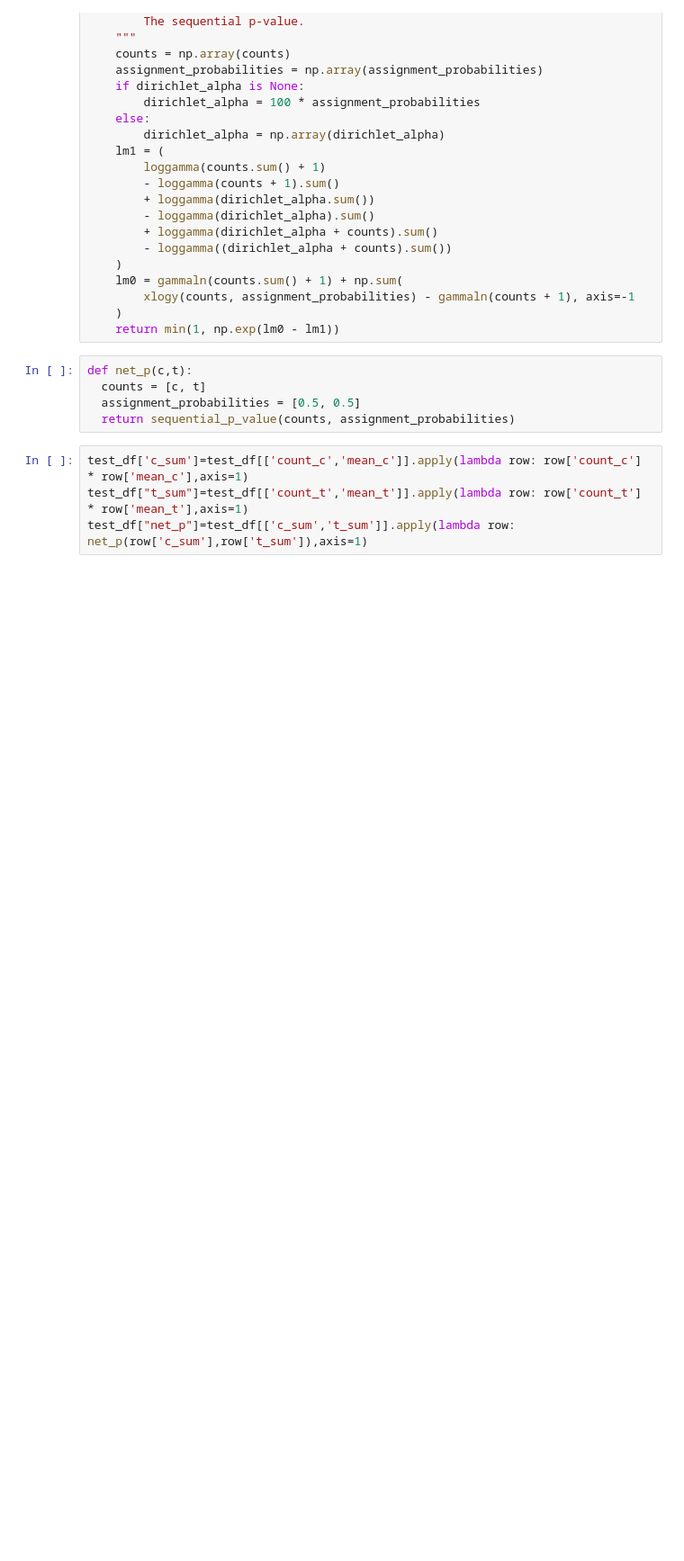
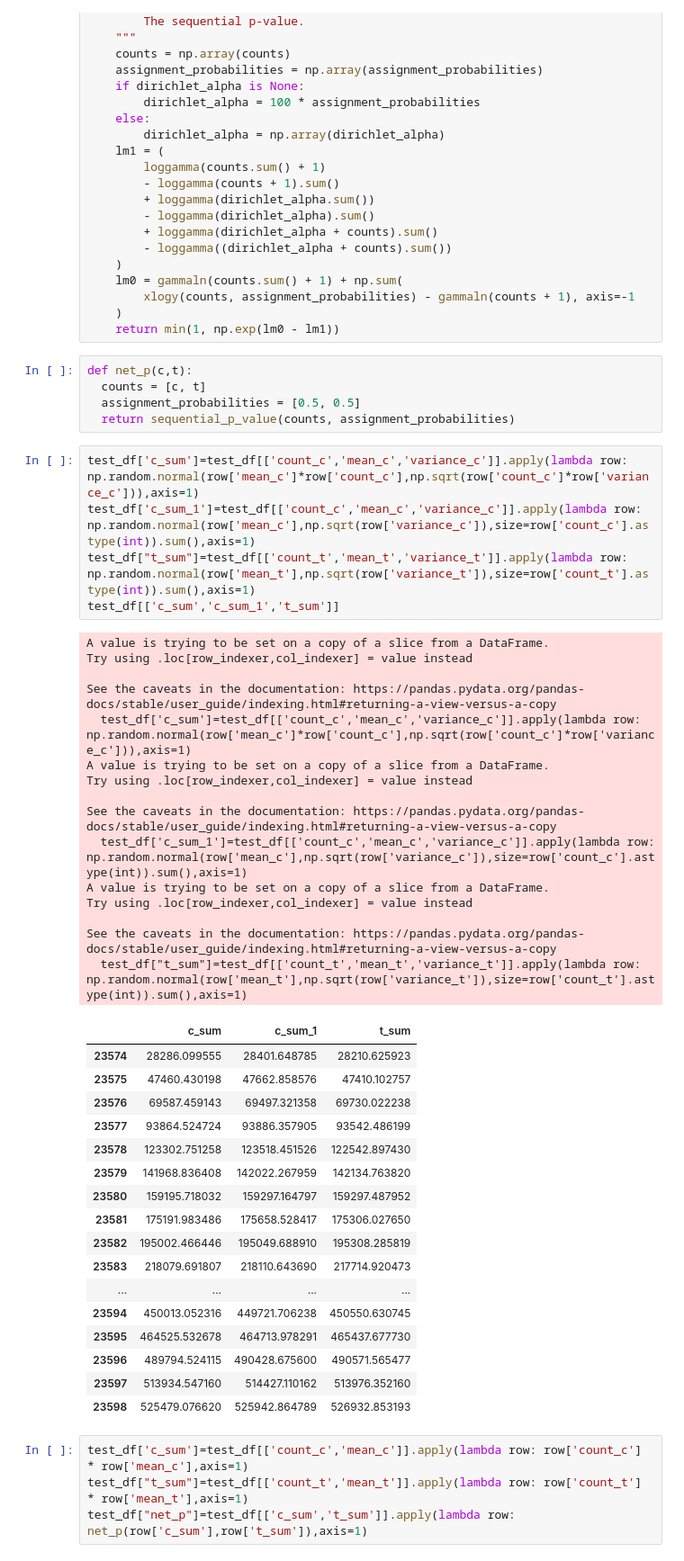
Before and after one commit to madanmohan-venkatesan/notebooks, a Jupyter notebook: oce-dataset.ipynb, the cells around one changed output. Shown at 90% size. Saved outputs shown, nothing was run; the diff lists cells and outputs as text; blank space fills up the shorter version.

```diff
--- a/oce-dataset.ipynb
+++ b/oce-dataset.ipynb
@@ -495,6 +511,44 @@ def net_p(c,t):
   counts = [c, t]
   assignment_probabilities = [0.5, 0.5]
   return sequential_p_value(counts, assignment_probabilities)
+# %%
+test_df['c_sum']=test_df[['count_c','mean_c','variance_c']].apply(lambda row: np.random.normal(row['mean_c']*row['count_c'],np.sqrt(row['count_c']*row['variance_c'])),axis=1)
+test_df['c_sum_1']=test_df[['count_c','mean_c','variance_c']].apply(lambda row: np.random.normal(row['mean_c'],np.sqrt(row['variance_c']),size=row['count_c'].astype(int)).sum(),axis=1)
+test_df["t_sum"]=test_df[['count_t','mean_t','variance_t']].apply(lambda row: np.random.normal(row['mean_t'],np.sqrt(row['variance_t']),size=row['count_t'].astype(int)).sum(),axis=1)
+test_df[['c_sum','c_sum_1','t_sum']]
+# %% [output]
+A value is trying to be set on a copy of a slice from a DataFrame.
+Try using .loc[row_indexer,col_indexer] = value instead
+
+See the caveats in the documentation: https://pandas.pydata.org/pandas-docs/stable/user_guide/indexing.html#returning-a-view-versus-a-copy
+  test_df['c_sum']=test_df[['count_c','mean_c','variance_c']].apply(lambda row: np.random.normal(row['mean_c']*row['count_c'],np.sqrt(row['count_c']*row['variance_c'])),axis=1)
+A value is trying to be set on a copy of a slice from a DataFrame.
+Try using .loc[row_indexer,col_indexer] = value instead
+
+See the caveats in the documentation: https://pandas.pydata.org/pandas-docs/stable/user_guide/indexing.html#returning-a-view-versus-a-copy
+  test_df['c_sum_1']=test_df[['count_c','mean_c','variance_c']].apply(lambda row: np.random.normal(row['mean_c'],np.sqrt(row['variance_c']),size=row['count_c'].astype(int)).sum(),axis=1)
+A value is trying to be set on a copy of a slice from a DataFrame.
+Try using .loc[row_indexer,col_indexer] = value instead
+
+See the caveats in the documentation: https://pandas.pydata.org/pandas-docs/stable/user_guide/indexing.html#returning-a-view-versus-a-copy
+  test_df["t_sum"]=test_df[['count_t','mean_t','variance_t']].apply(lambda row: np.random.normal(row['mean_t'],np.sqrt(row['variance_t']),size=row['count_t'].astype(int)).sum(),axis=1)
+|  | c_sum | c_sum_1 | t_sum |
+| 23574 | 28286.099555 | 28401.648785 | 28210.625923 |
+| 23575 | 47460.430198 | 47662.858576 | 47410.102757 |
+| 23576 | 69587.459143 | 69497.321358 | 69730.022238 |
+| 23577 | 93864.524724 | 93886.357905 | 93542.486199 |
+| 23578 | 123302.751258 | 123518.451526 | 122542.897430 |
+| 23579 | 141968.836408 | 142022.267959 | 142134.763820 |
+| 23580 | 159195.718032 | 159297.164797 | 159297.487952 |
+| 23581 | 175191.983486 | 175658.528417 | 175306.027650 |
+| 23582 | 195002.466446 | 195049.688910 | 195308.285819 |
+| 23583 | 218079.691807 | 218110.643690 | 217714.920473 |
+| ... | ... | ... | ... |
+| 23594 | 450013.052316 | 449721.706238 | 450550.630745 |
+| 23595 | 464525.532678 | 464713.978291 | 465437.677730 |
+| 23596 | 489794.524115 | 490428.675600 | 490571.565477 |
+| 23597 | 513934.547160 | 514427.110162 | 513976.352160 |
+| 23598 | 525479.076620 | 525942.864789 | 526932.853193 |
 # %%
 test_df['c_sum']=test_df[['count_c','mean_c']].apply(lambda row: row['count_c'] * row['mean_c'],axis=1)
 test_df["t_sum"]=test_df[['count_t','mean_t']].apply(lambda row: row['count_t'] * row['mean_t'],axis=1)
```
Also changed, not shown: parts of 1 cell of this notebook.
